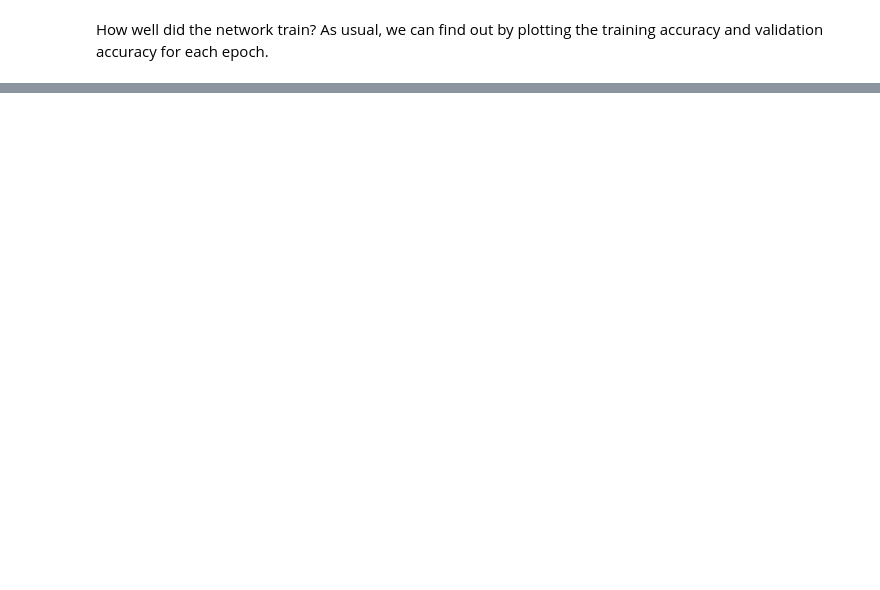
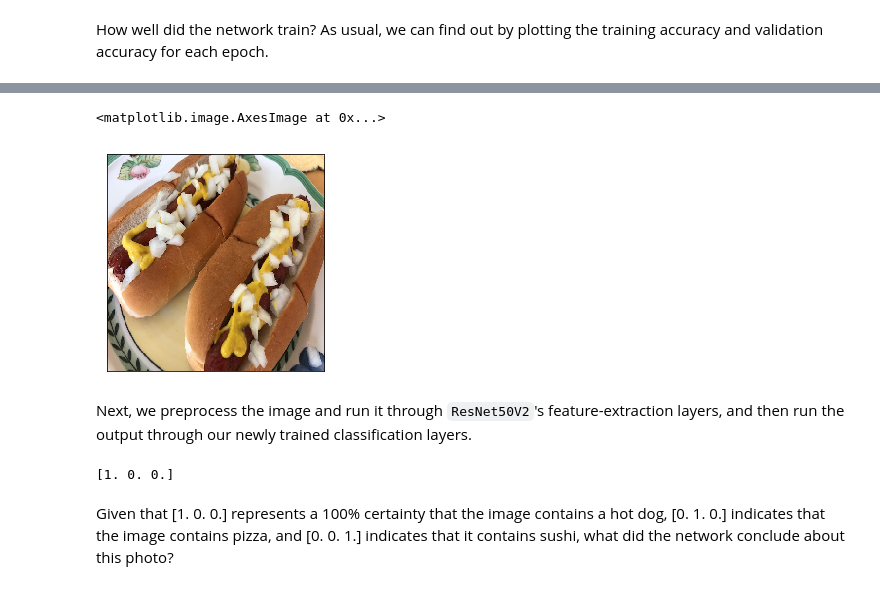
Before and after one commit to jeffprosise/Deep-Learning, a Jupyter notebook: Food CNN 3 - Augmented Transfer Learning.ipynb, the cells around one changed output, grey strips where cells are left out. Drawn from its saved outputs; the diff is of its cells as text; code cells hidden in the pictures; blank space fills up the shorter version.

Commit message:
Updated transfer-learning samples to include predictions

```diff
--- a/Food CNN 3 - Augmented Transfer Learning.ipynb
+++ b/Food CNN 3 - Augmented Transfer Learning.ipynb
@@ -191,0 +201,26 @@ Is the validation accuracy higher than that of the network trained with just 60
+# %%
+# Load and display the image to be classified
+from keras.preprocessing import image
+
+x = image.load_img('food/samples/hot-dog.jpg', target_size=(224, 224))
+plt.xticks([])
+plt.yticks([])
+plt.imshow(x)
+# %% [output]
+<matplotlib.image.AxesImage at 0x...>
+[figure, added]
+# %% [markdown]
+Next, we preprocess the image and run it through `ResNet50V2`'s feature-extraction layers, and then run the output through our newly trained classification layers.
+# %%
+x = image.img_to_array(x)
+x = np.expand_dims(x, axis=0)
+x = preprocess_input(x)/255 # Divide by 255 to rescale the image the same way ImageDataGenerator did
+
+# Make a prediction
+y = base_model.predict(x)
+predictions = model.predict(y)
+print(predictions[0])
+# %% [output]
+[1. 0. 0.]
+# %% [markdown]
+Given that [1. 0. 0.] represents a 100% certainty that the image contains a hot dog, [0. 1. 0.] indicates that the image contains pizza, and [0. 0. 1.] indicates that it contains sushi, what did the network conclude about this photo?
```
Also changed, not shown: parts of 9 cells of this notebook, 3 other files.
